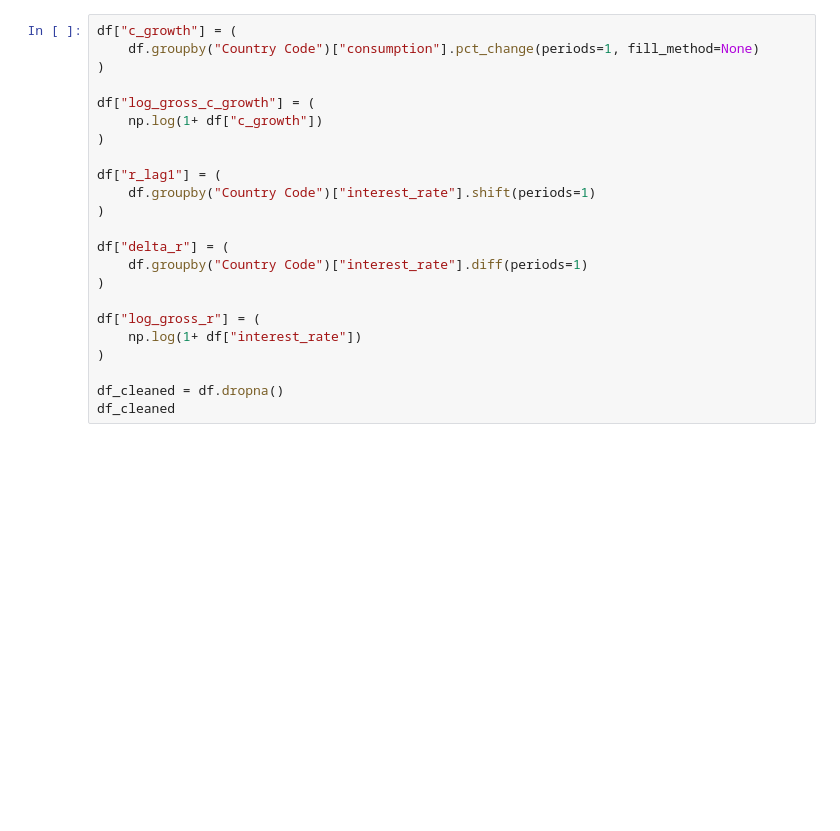
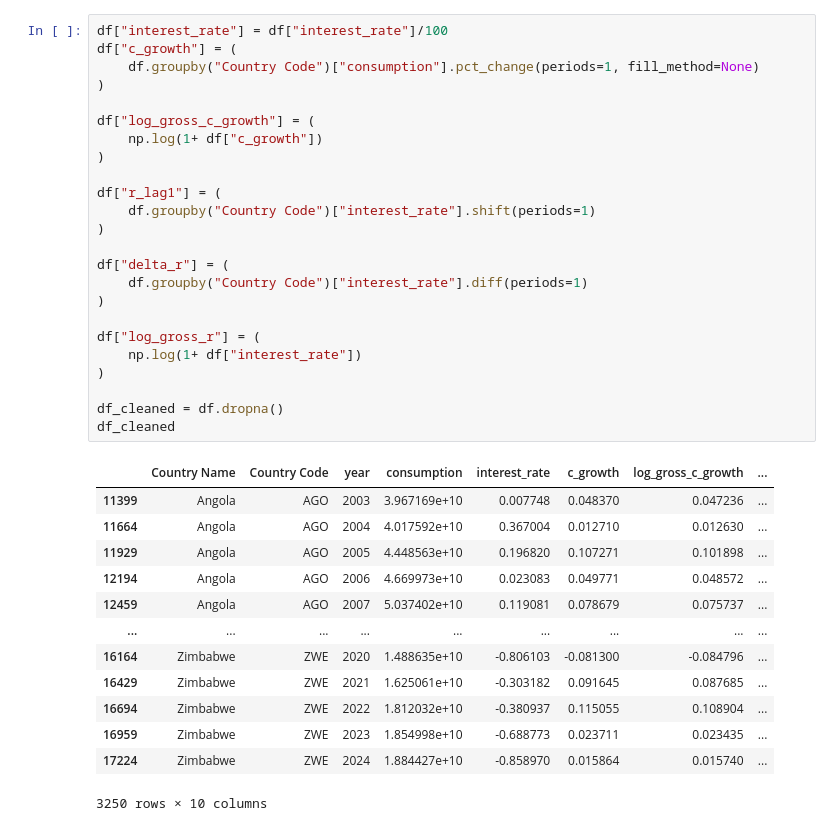
Before and after one commit to atashaj1me/econ-consumption, a Jupyter notebook: notebook/lab1-eis.ipynb, the cells around one changed output. Saved outputs shown, nothing was run; the diff lists cells and outputs as text; blank space fills up the shorter version.

```diff
--- a/notebook/lab1-eis.ipynb
+++ b/notebook/lab1-eis.ipynb
@@ -48,26 +63,41 @@ df
 # %%
+df["interest_rate"] = df["interest_rate"]/100
 df["c_growth"] = (
     df.groupby("Country Code")["consumption"].pct_change(periods=1, fill_method=None)
 )
 
 df["log_gross_c_growth"] = (
     np.log(1+ df["c_growth"])
 )
 
 df["r_lag1"] = (
     df.groupby("Country Code")["interest_rate"].shift(periods=1)
 )
 
 df["delta_r"] = (
     df.groupby("Country Code")["interest_rate"].diff(periods=1)
 )
 
 df["log_gross_r"] = (
     np.log(1+ df["interest_rate"])
 )
 
 df_cleaned = df.dropna()
 df_cleaned
+# %% [output]
+|  | Country Name | Country Code | year | consumption | interest_rate | c_growth | log_gross_c_growth | ... |
+| 11399 | Angola | AGO | 2003 | 3.967169e+10 | 0.007748 | 0.048370 | 0.047236 | ... |
+| 11664 | Angola | AGO | 2004 | 4.017592e+10 | 0.367004 | 0.012710 | 0.012630 | ... |
+| 11929 | Angola | AGO | 2005 | 4.448563e+10 | 0.196820 | 0.107271 | 0.101898 | ... |
+| 12194 | Angola | AGO | 2006 | 4.669973e+10 | 0.023083 | 0.049771 | 0.048572 | ... |
+| 12459 | Angola | AGO | 2007 | 5.037402e+10 | 0.119081 | 0.078679 | 0.075737 | ... |
+| ... | ... | ... | ... | ... | ... | ... | ... | ... |
+| 16164 | Zimbabwe | ZWE | 2020 | 1.488635e+10 | -0.806103 | -0.081300 | -0.084796 | ... |
+| 16429 | Zimbabwe | ZWE | 2021 | 1.625061e+10 | -0.303182 | 0.091645 | 0.087685 | ... |
+| 16694 | Zimbabwe | ZWE | 2022 | 1.812032e+10 | -0.380937 | 0.115055 | 0.108904 | ... |
+| 16959 | Zimbabwe | ZWE | 2023 | 1.854998e+10 | -0.688773 | 0.023711 | 0.023435 | ... |
+| 17224 | Zimbabwe | ZWE | 2024 | 1.884427e+10 | -0.858970 | 0.015864 | 0.015740 | ... |
+3250 rows × 10 columns
 # %%
 model1_all_bm = sm.OLS.from_formula(
     "c_growth ~ interest_rate",
```
Also changed, not shown: parts of 4 cells of this notebook.
